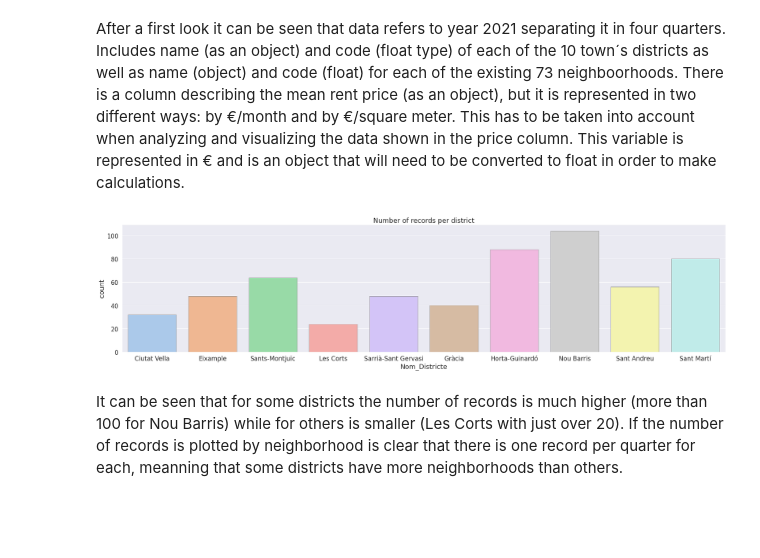
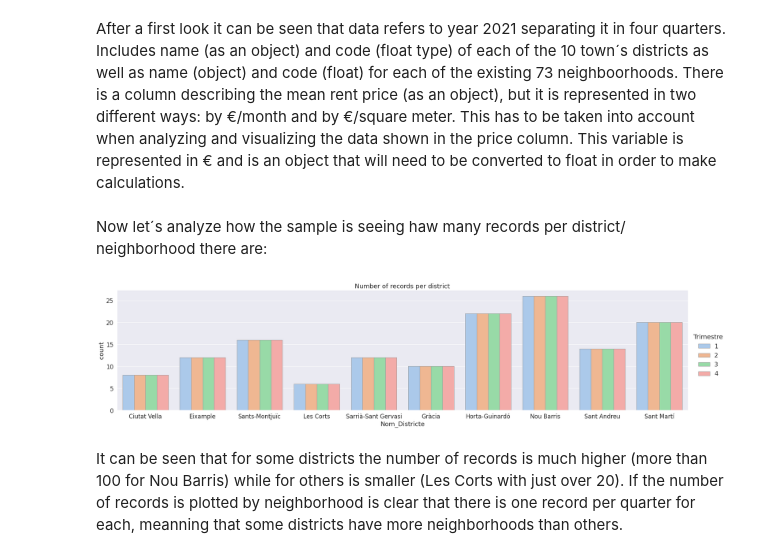
Before and after one commit to ddenebb/visualitzacio_exploratoria, a Jupyter notebook: Tasca_M4_T01.ipynb, the cells around one changed output. Drawn from its saved outputs; the diff is of its cells as text; code cells hidden in the pictures; blank space fills up the shorter version.

```diff
--- a/Tasca_M4_T01.ipynb
+++ b/Tasca_M4_T01.ipynb
@@ -72,13 +125,15 @@ None
 # %% [markdown]
 After a first look it can be seen that data refers to year 2021 separating it in four quarters. Includes name (as an object) and code (float type) of each of the 10 town´s districts as well as name (object) and code (float) for each of the existing 73 neighboorhoods. There is a column describing the mean rent price (as an object), but it is represented in two different ways: by €/month and by €/square meter. This has to be taken into account when analyzing and visualizing the data shown in the price column. This variable is represented in € and is an object that will need to be converted to float in order to make calculations.
+# %% [markdown]
+Now let´s analyze how the sample is seeing haw many records per district/ neighborhood there are:
 # %%
 sns.set(font_scale = 1.5)
-sns.catplot(x="Nom_Districte", kind="count",
+sns.catplot(x="Nom_Districte", kind="count", hue= "Trimestre",
             palette="pastel", edgecolor=".6", height = 6, aspect = 4,
             data=df).set(title="Number of records per district");
-plt.savefig('01_incidenciesNumber of records per district.png')
+plt.savefig('Number of records per district.png')
 # %% [output]
-[figure, old version]
+[figure, new version]
 # %% [markdown]
 It can be seen that for some districts the number of records is much higher (more than 100 for Nou Barris) while for others is smaller (Les Corts with just over 20). If the number of records is plotted by neighborhood is clear that there is one record per quarter for each, meanning that some districts have more neighborhoods than others.
 # %% [markdown]
```
Also changed, not shown: parts of 37 cells of this notebook.
